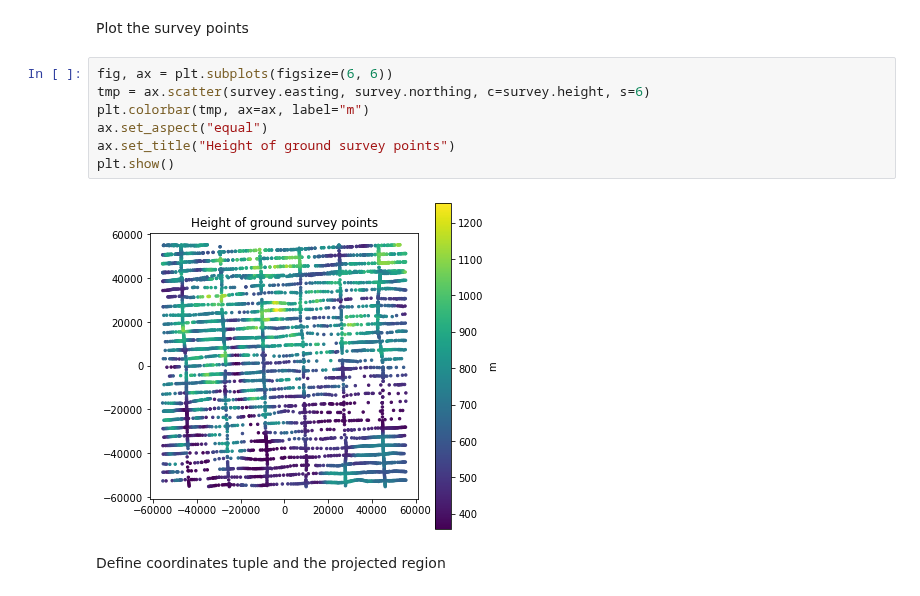
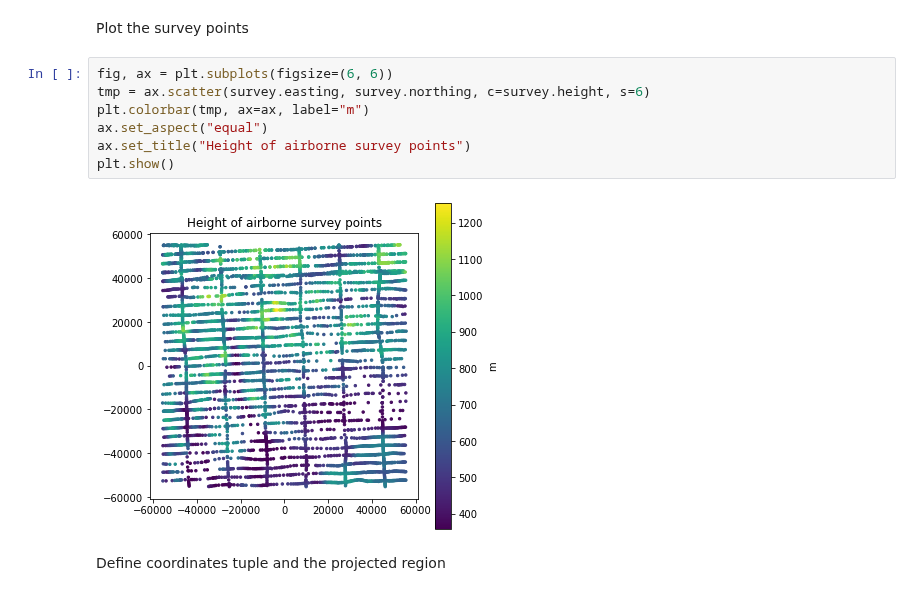
Before and after one commit to compgeolab/eql-gradient-boosted, a Jupyter notebook: notebooks/Source layouts.ipynb, the cells around one changed output. Drawn from its saved outputs; the diff is of its cells as text.

```diff
--- a/notebooks/Source layouts.ipynb
+++ b/notebooks/Source layouts.ipynb
@@ -198,12 +198,12 @@ Plot the survey points
 # %%
 fig, ax = plt.subplots(figsize=(6, 6))
 tmp = ax.scatter(survey.easting, survey.northing, c=survey.height, s=6)
 plt.colorbar(tmp, ax=ax, label="m")
 ax.set_aspect("equal")
-ax.set_title("Height of ground survey points")
+ax.set_title("Height of airborne survey points")
 plt.show()
 # %% [output]
-[figure, old version]
+[figure, new version]
 # %% [markdown]
 Define coordinates tuple and the projected region
 # %%
```
Also changed, not shown: parts of 2 cells of this notebook.
